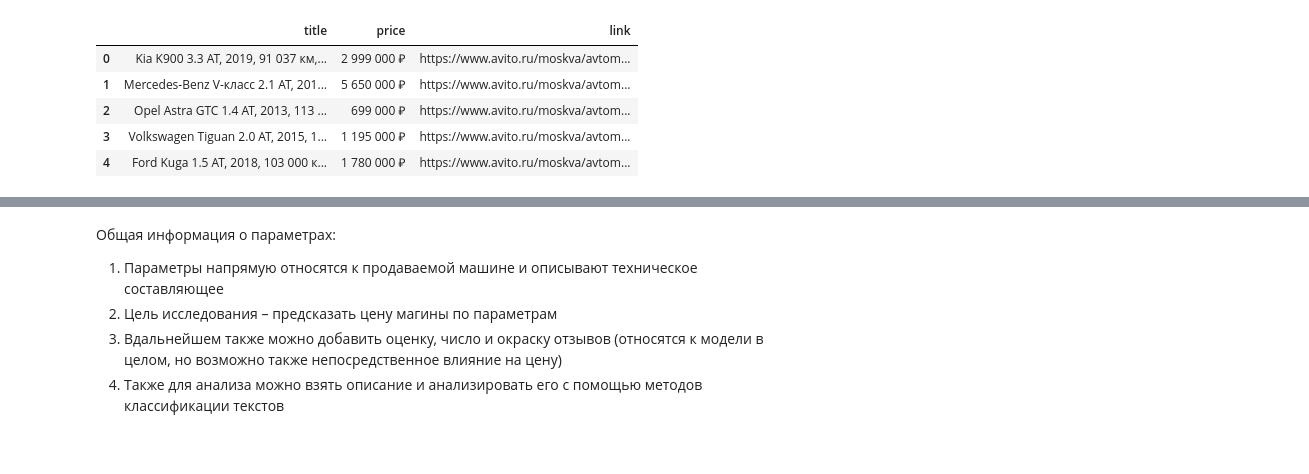
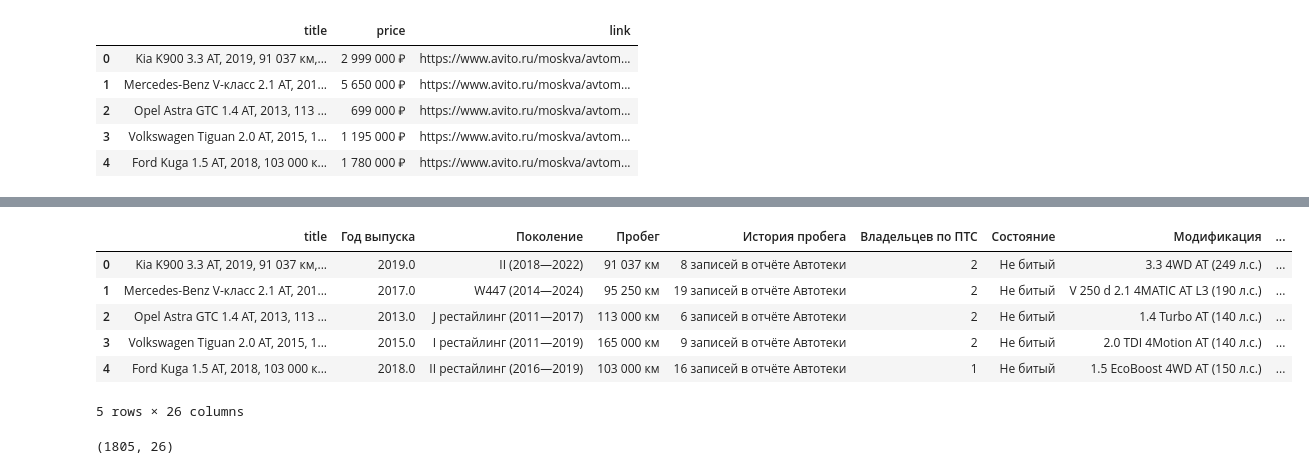
Before and after one commit to Natasha-rare/parcing_andan_hw, a Jupyter notebook: parcing_data.ipynb, the cells around one changed output, grey strips where cells are left out. Cells and saved outputs as stored; diff of their text form; code cells hidden in the pictures.

```diff
--- a/parcing_data.ipynb
+++ b/parcing_data.ipynb
@@ -225,6 +237,15 @@ df_cars.to_csv('cars_info.csv')
-# %% [markdown]
-Общая информация о параметрах:
-1. Параметры напрямую относятся к продаваемой машине и описывают техническое составляющее
-2. Цель исследования – предсказать цену магины по параметрам
-3. Вдальнейшем также можно добавить оценку, число и окраску отзывов (относятся к модели в целом, но возможно также непосредственное влияние на цену)
-4. Также для анализа можно взять описание и анализировать его с помощью методов классификации текстов
+# %%
+df = pd.read_csv('cars_df.csv')
+df.head()
+# %% [output]
+|  | title | Год выпуска | Поколение | Пробег | История пробега | Владельцев по ПТС | Состояние | Модификация | ... |
+| 0 | Kia K900 3.3 AT, 2019, 91 037 км,... | 2019.0 | II (2018—2022) | 91 037 км | 8 записей в отчёте Автотеки | 2 | Не битый | 3.3 4WD AT (249 л.с.) | ... |
+| 1 | Mercedes-Benz V-класс 2.1 AT, 201... | 2017.0 | W447 (2014—2024) | 95 250 км | 19 записей в отчёте Автотеки | 2 | Не битый | V 250 d 2.1 4MATIC AT L3 (190 л.с.) | ... |
+| 2 | Opel Astra GTC 1.4 AT, 2013, 113 ... | 2013.0 | J рестайлинг (2011—2017) | 113 000 км | 6 записей в отчёте Автотеки | 2 | Не битый | 1.4 Turbo AT (140 л.с.) | ... |
+| 3 | Volkswagen Tiguan 2.0 AT, 2015, 1... | 2015.0 | I рестайлинг (2011—2019) | 165 000 км | 9 записей в отчёте Автотеки | 2 | Не битый | 2.0 TDI 4Motion AT (140 л.с.) | ... |
+| 4 | Ford Kuga 1.5 AT, 2018, 103 000 к... | 2018.0 | II рестайлинг (2016—2019) | 103 000 км | 16 записей в отчёте Автотеки | 1 | Не битый | 1.5 EcoBoost 4WD AT (150 л.с.) | ... |
+5 rows × 26 columns
+# %%
+df.shape
+# %% [output]
+(1805, 26)
```
Also changed, not shown: parts of 11 cells of this notebook, 1 other file.
